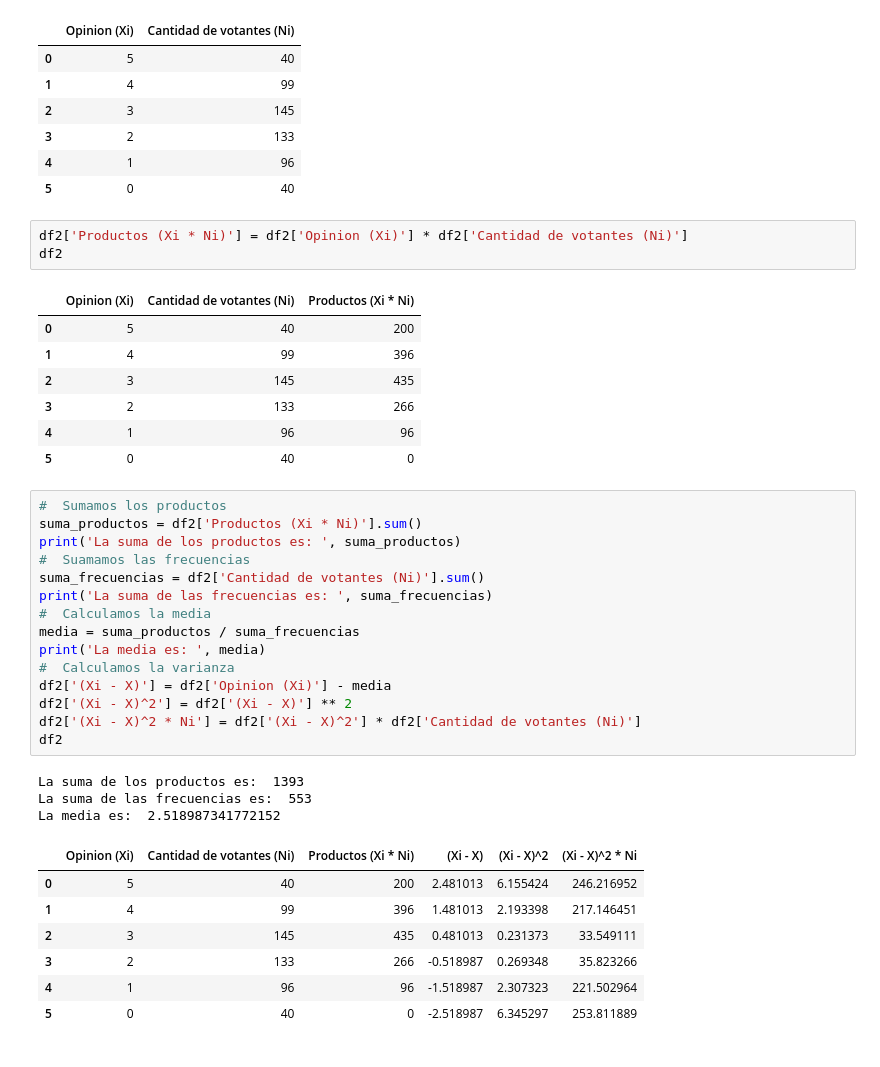
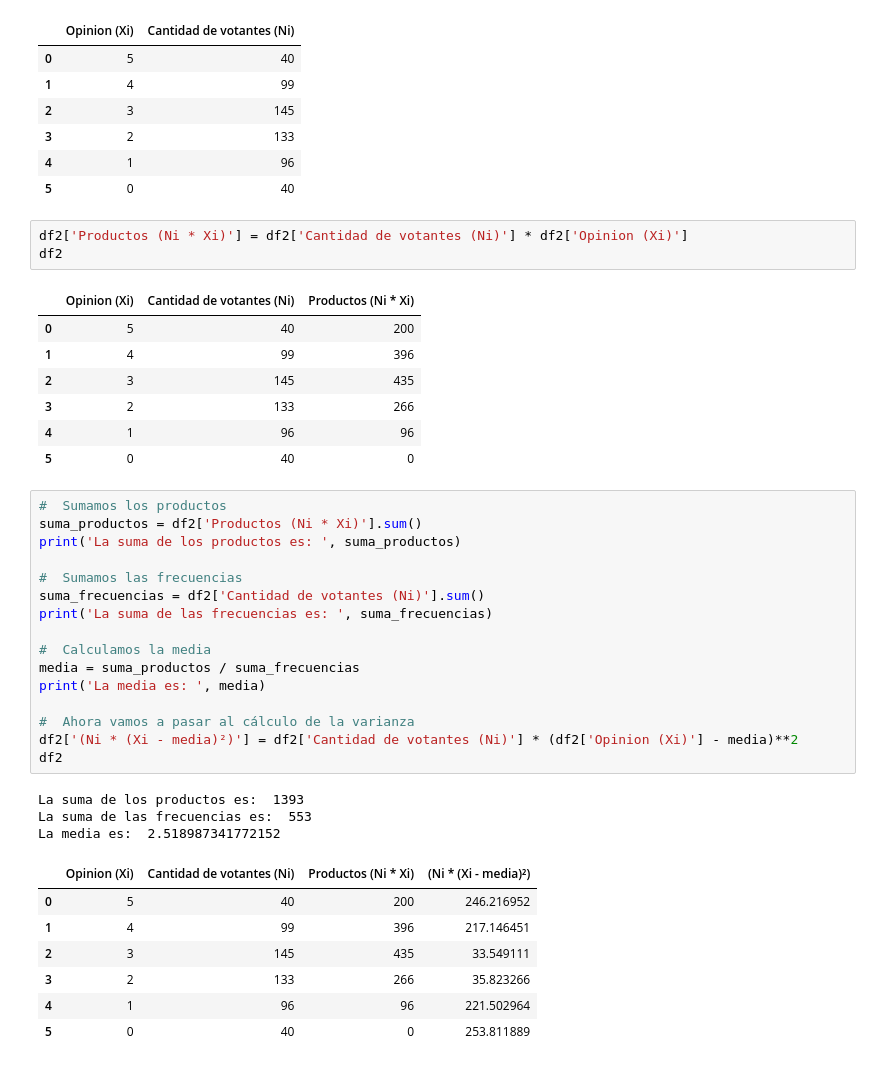
Before and after one commit to Enriquepardo/Criticas-de-peliculas, a Jupyter notebook: criticas.ipynb, the cells around one changed output. Saved outputs shown, nothing was run; the diff lists cells and outputs as text.

```diff
--- a/criticas.ipynb
+++ b/criticas.ipynb
@@ -107,10 +107,10 @@ df2
 | 4 | 1 | 96 |
 | 5 | 0 | 40 |
 # %%
-df2['Productos (Xi * Ni)'] = df2['Opinion (Xi)'] * df2['Cantidad de votantes (Ni)']
+df2['Productos (Ni * Xi)'] = df2['Cantidad de votantes (Ni)'] * df2['Opinion (Xi)']
 df2
 # %% [output]
-|  | Opinion (Xi) | Cantidad de votantes (Ni) | Productos (Xi * Ni) |
+|  | Opinion (Xi) | Cantidad de votantes (Ni) | Productos (Ni * Xi) |
 | 0 | 5 | 40 | 200 |
 | 1 | 4 | 99 | 396 |
 | 2 | 3 | 145 | 435 |
@@ -119,27 +119,28 @@ df2
 | 5 | 0 | 40 | 0 |
 # %%
 #  Sumamos los productos
-suma_productos = df2['Productos (Xi * Ni)'].sum()
+suma_productos = df2['Productos (Ni * Xi)'].sum()
 print('La suma de los productos es: ', suma_productos)
-#  Suamamos las frecuencias
+
+#  Sumamos las frecuencias
 suma_frecuencias = df2['Cantidad de votantes (Ni)'].sum()
 print('La suma de las frecuencias es: ', suma_frecuencias)
+
 #  Calculamos la media
 media = suma_productos / suma_frecuencias
 print('La media es: ', media)
-#  Calculamos la varianza
-df2['(Xi - X)'] = df2['Opinion (Xi)'] - media
-df2['(Xi - X)^2'] = df2['(Xi - X)'] ** 2
-df2['(Xi - X)^2 * Ni'] = df2['(Xi - X)^2'] * df2['Cantidad de votantes (Ni)']
+
+#  Ahora vamos a pasar al cálculo de la varianza
+df2['(Ni * (Xi - media)²)'] = df2['Cantidad de votantes (Ni)'] * (df2['Opinion (Xi)'] - media)**2
 df2
 # %% [output]
 La suma de los productos es:  1393
 La suma de las frecuencias es:  553
 La media es:  2.518987341772152
-|  | Opinion (Xi) | Cantidad de votantes (Ni) | Productos (Xi * Ni) | (Xi - X) | (Xi - X)^2 | (Xi - X)^2 * Ni |
-| 0 | 5 | 40 | 200 | 2.481013 | 6.155424 | 246.216952 |
-| 1 | 4 | 99 | 396 | 1.481013 | 2.193398 | 217.146451 |
-| 2 | 3 | 145 | 435 | 0.481013 | 0.231373 | 33.549111 |
-| 3 | 2 | 133 | 266 | -0.518987 | 0.269348 | 35.823266 |
-| 4 | 1 | 96 | 96 | -1.518987 | 2.307323 | 221.502964 |
-| 5 | 0 | 40 | 0 | -2.518987 | 6.345297 | 253.811889 |
+|  | Opinion (Xi) | Cantidad de votantes (Ni) | Productos (Ni * Xi) | (Ni * (Xi - media)²) |
+| 0 | 5 | 40 | 200 | 246.216952 |
+| 1 | 4 | 99 | 396 | 217.146451 |
+| 2 | 3 | 145 | 435 | 33.549111 |
+| 3 | 2 | 133 | 266 | 35.823266 |
+| 4 | 1 | 96 | 96 | 221.502964 |
+| 5 | 0 | 40 | 0 | 253.811889 |
```
Also changed, not shown: parts of 5 cells of this notebook.
